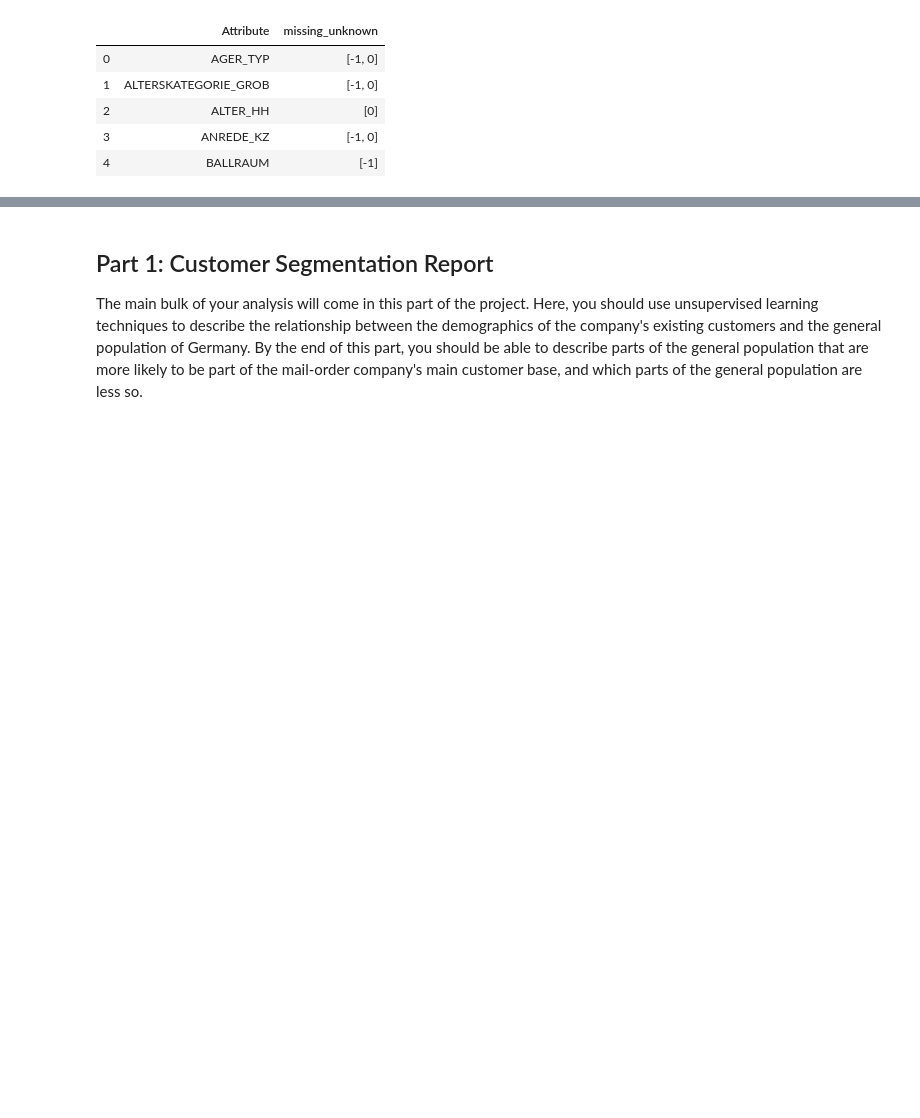
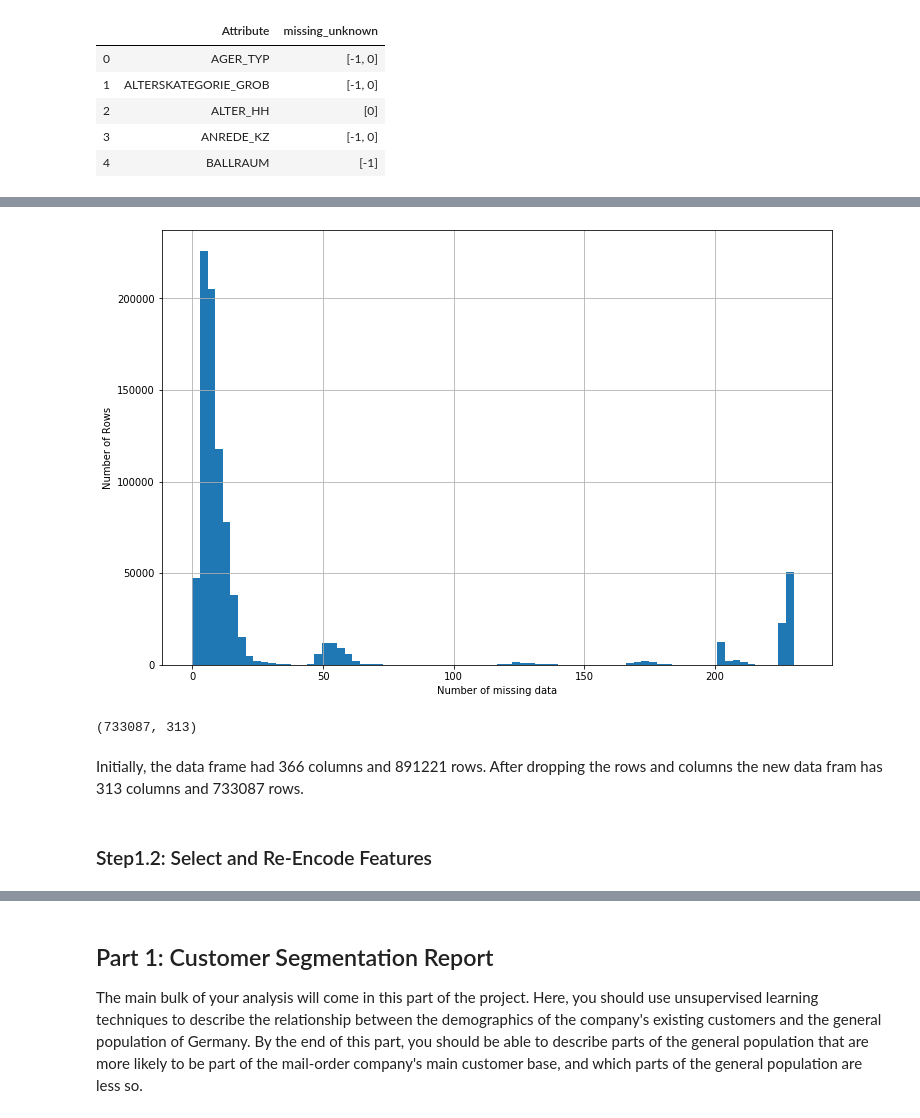
Before and after one commit to thapasun/udacity-DSND-capstone, a Jupyter notebook: Arvato Project Workbook.ipynb, the cells around one changed output, grey strips where cells are left out. Drawn from its saved outputs; the diff is of its cells as text; code cells hidden in the pictures; blank space fills up the shorter version.

```diff
--- a/Arvato Project Workbook.ipynb
+++ b/Arvato Project Workbook.ipynb
@@ -224,0 +276,19 @@ AttributeError: 'list' object has no attribute 'strip'
+# %%
+missing_each_row = azdias_new.isnull().sum(axis=1)
+plt.figure(figsize=[12,8])
+plt.hist(missing_each_row,bins=80)
+plt.xlabel("Number of missing data")
+plt.ylabel("Number of Rows")
+plt.grid(True)
+# %% [output]
+[figure, added]
+# %%
+azdias_missing_upper = azdias_new[missing_each_row>=25]
+azdias_missing_lower = azdias_new[missing_each_row<25]
+azdias_missing_lower.shape
+# %% [output]
+(733087, 313)
+# %% [markdown]
+Initially, the data frame had 366 columns and 891221 rows. After dropping the rows and columns the new data fram has 313 columns and 733087 rows.
+# %% [markdown]
+### Step1.2: Select and Re-Encode Features
```
Also changed, not shown: parts of 69 cells of this notebook.
